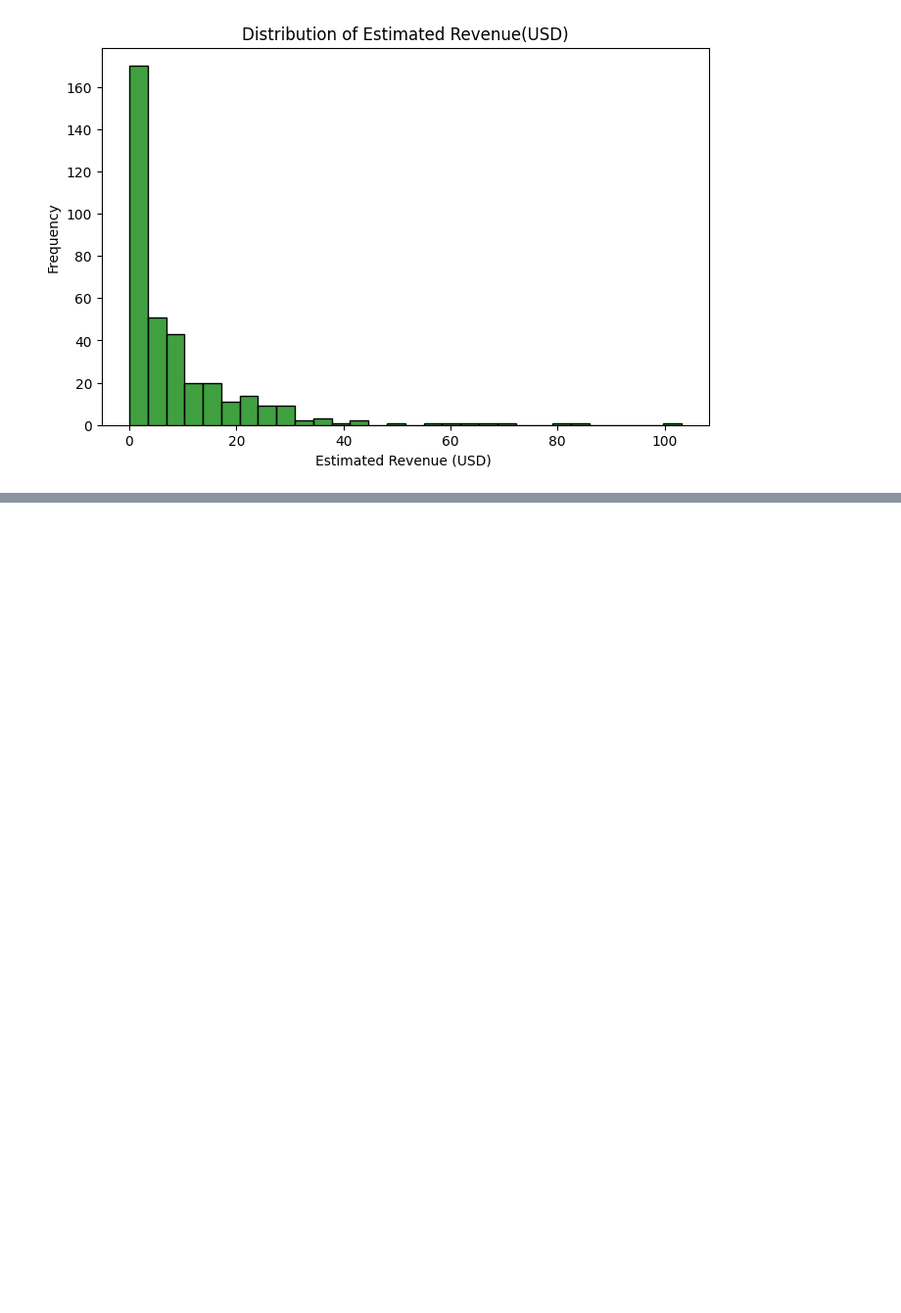
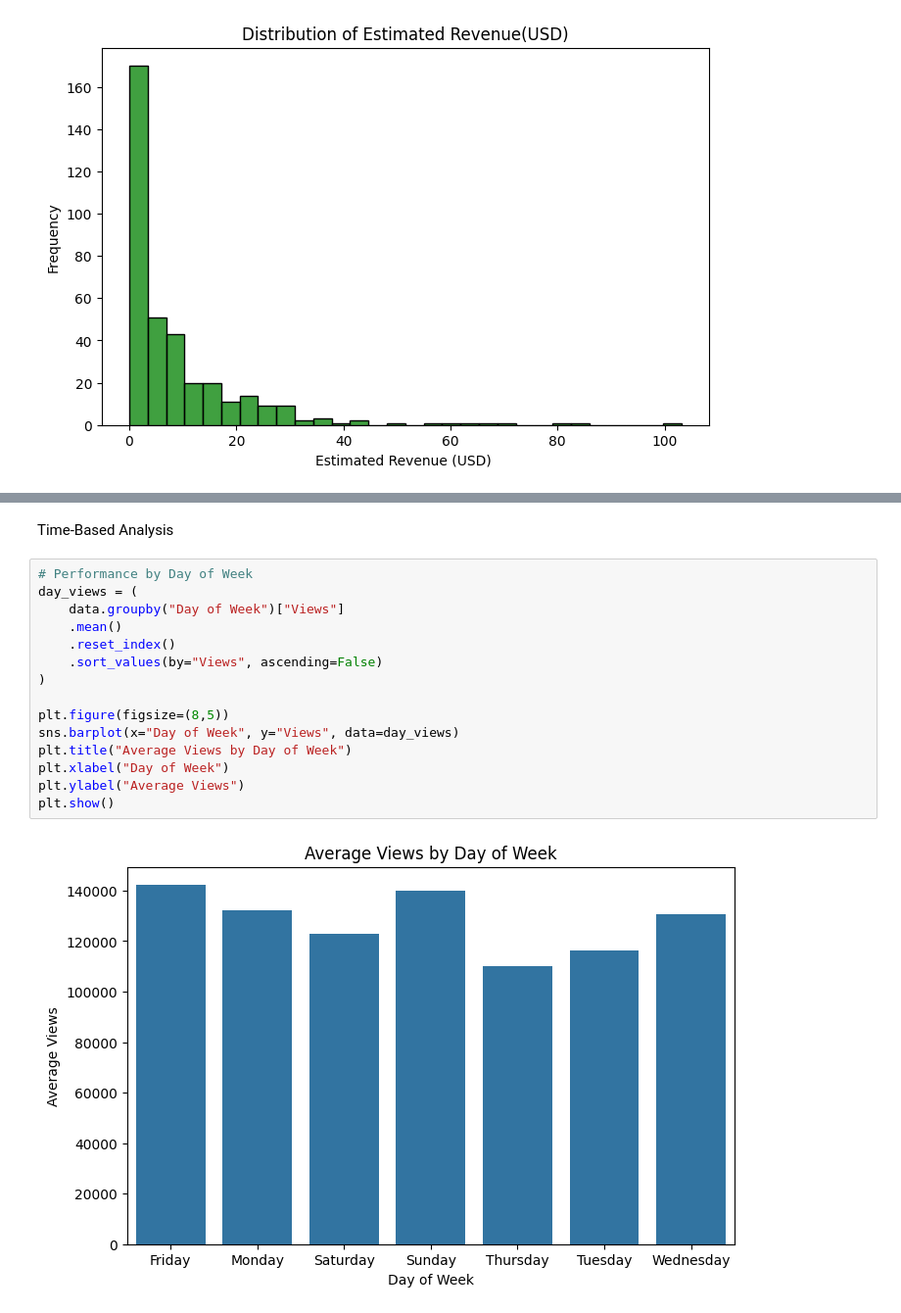
Before and after one commit to Ankurr-08/Youtube-Channel-Performance-Analysis, a Jupyter notebook: Youtube_performance_analysis.ipynb, the cells around one changed output, grey strips where cells are left out. Shown: that part at 98% size. Cells and saved outputs as stored; diff of their text form; blank space fills up the shorter version.

```diff
--- a/Youtube_performance_analysis.ipynb
+++ b/Youtube_performance_analysis.ipynb
@@ -75,0 +140,19 @@ plt.show()
+# %% [markdown]
+Time-Based Analysis
+# %%
+# Performance by Day of Week
+day_views = (
+    data.groupby("Day of Week")["Views"]
+    .mean()
+    .reset_index()
+    .sort_values(by="Views", ascending=False)
+)
+
+plt.figure(figsize=(8,5))
+sns.barplot(x="Day of Week", y="Views", data=day_views)
+plt.title("Average Views by Day of Week")
+plt.xlabel("Day of Week")
+plt.ylabel("Average Views")
+plt.show()
+# %% [output]
+[figure, added]
```
Also changed, not shown: parts of 16 cells of this notebook.
